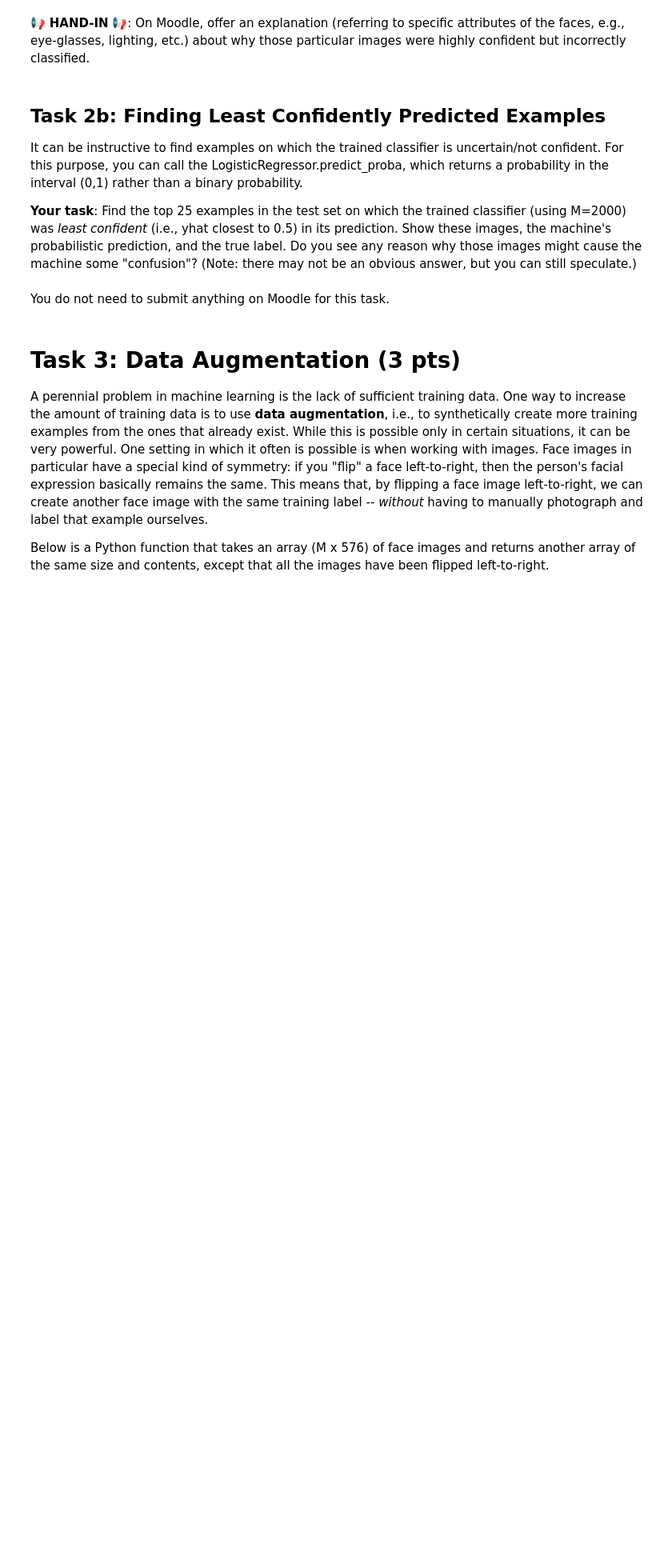
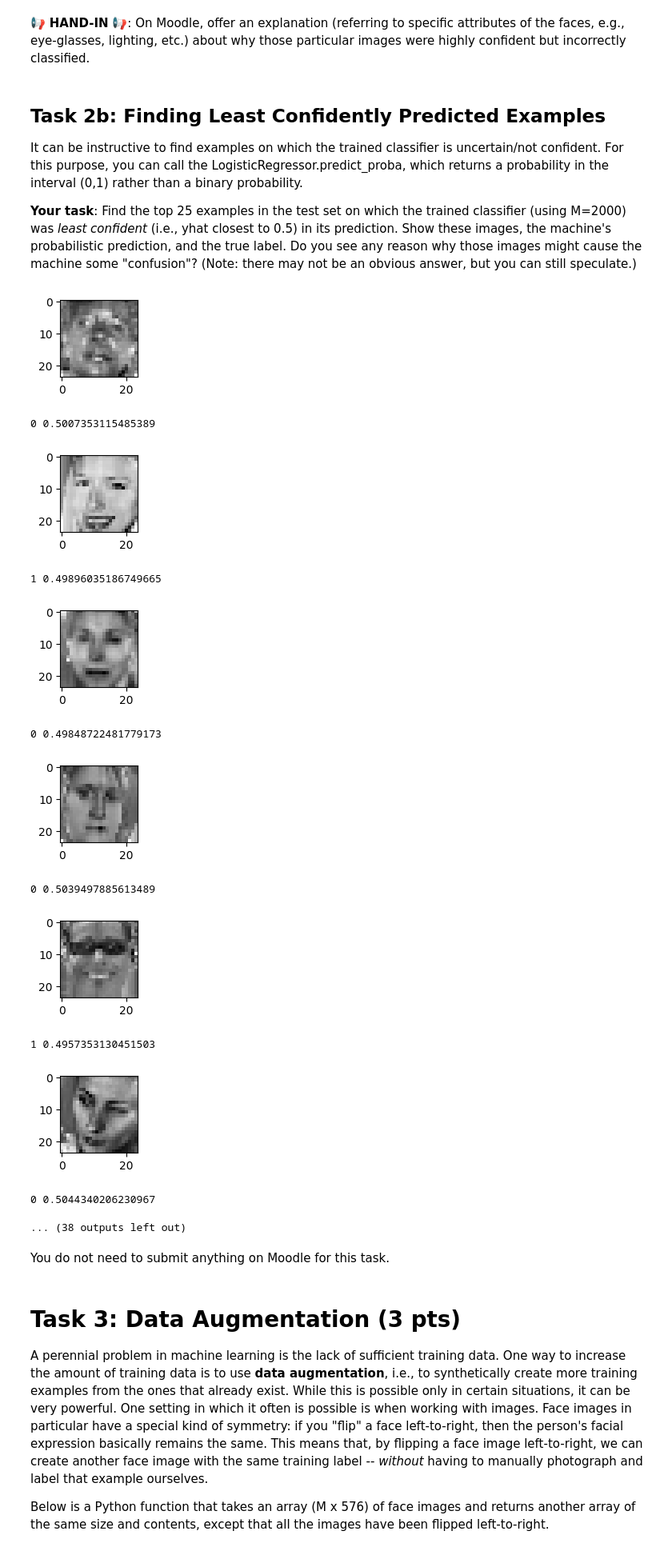
Before and after one commit to linusscodingg/IML_FS26_Prak, a Jupyter notebook: week4/L04_Logistic_Regression.ipynb, the cells around one changed output. Shown at 80% size. Drawn from its saved outputs; the diff is of its cells as text; code cells hidden in the pictures; blank space fills up the shorter version.

```diff
--- a/week4/L04_Logistic_Regression.ipynb
+++ b/week4/L04_Logistic_Regression.ipynb
@@ -163,3 +169,22 @@ Find the top 25 examples in the test set on which the trained classifier (using
+# %%
+# Je kleiner der Abstand zu 0.5, desto unsicherer
+abstand = np.abs(yhat - 0.5)
+idxs = np.argsort(abstand)[:25]
+show(idxs)
+# %% [output]
+[figure, added]
+0 0.5007353115485389
+[figure, added]
+1 0.49896035186749665
+[figure, added]
+0 0.49848722481779173
+[figure, added]
+0 0.5039497885613489
+[figure, added]
+1 0.4957353130451503
+[figure, added]
+0 0.5044340206230967
+... (38 outputs left out)
 # %% [markdown]
 You do not need to submit anything on Moodle for this task.
 # %% [markdown]
```
Also changed, not shown: parts of 9 cells of this notebook.
